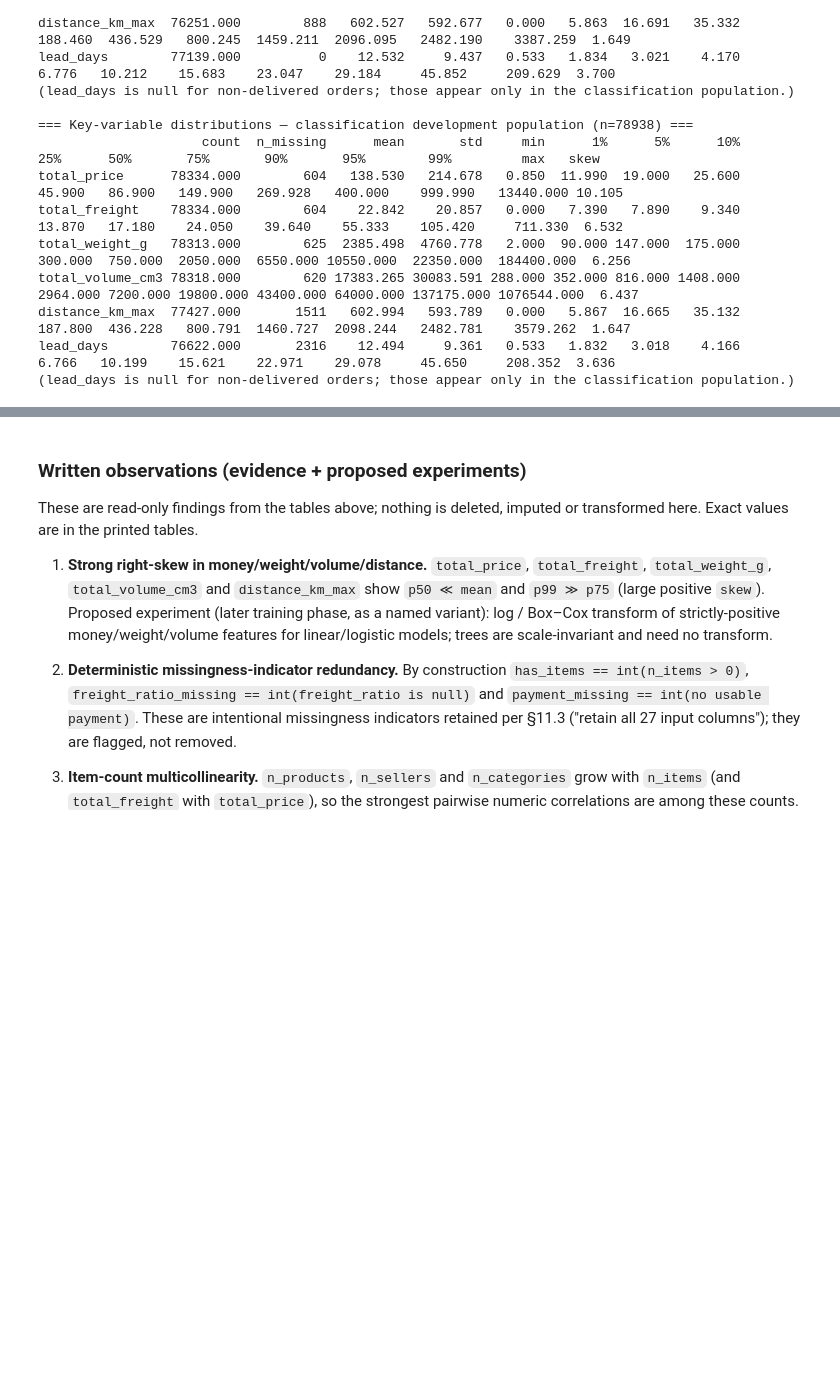
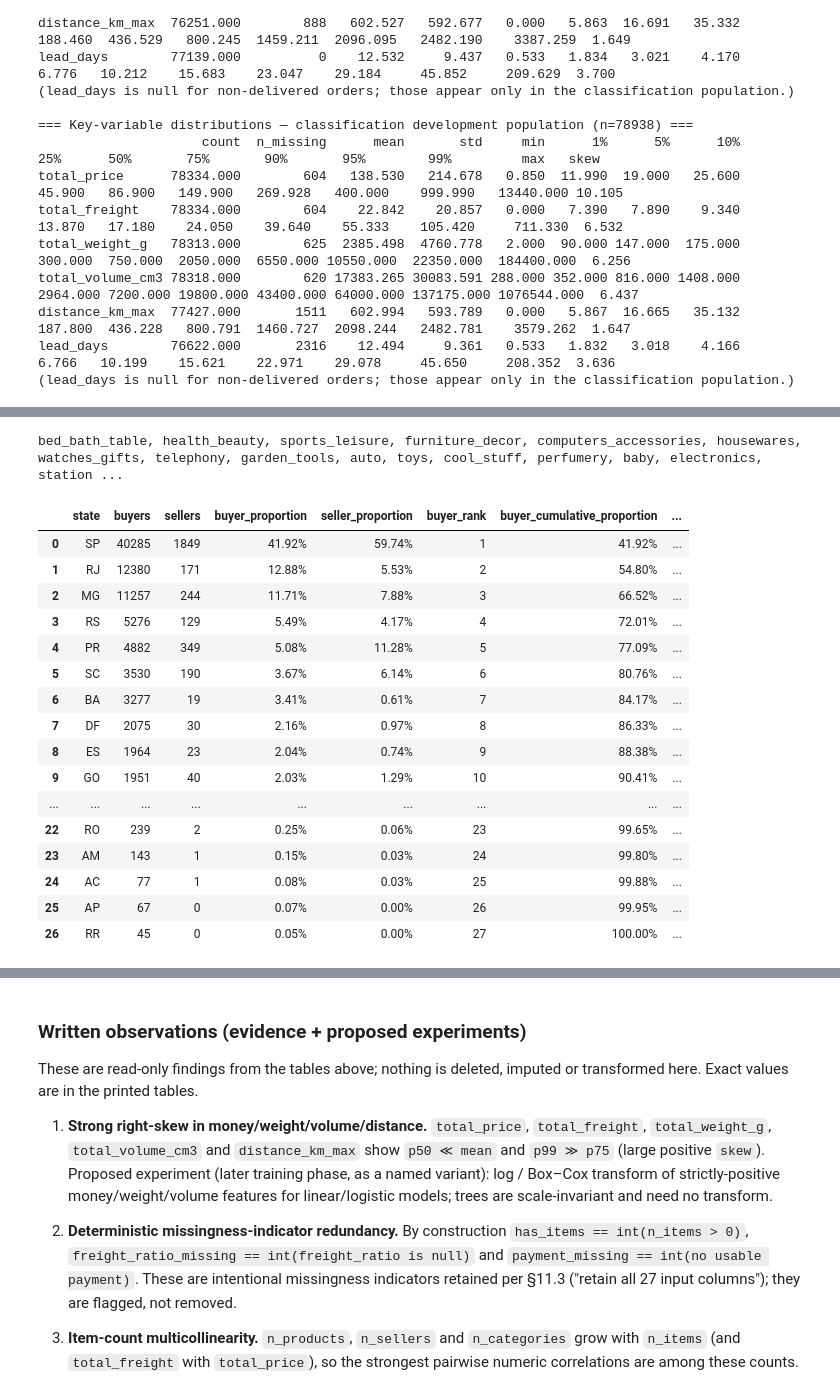
Before and after one commit to wuqianzong/Team11_IT5006_Ecommerce_Analytics_AY2627Sem1, a Jupyter notebook: notebooks/04_ml_feature_engineering.ipynb, the cells around one changed output, grey strips where cells are left out. Cells and saved outputs as stored; diff of their text form; code cells hidden in the pictures; blank space fills up the shorter version.

```diff
--- a/notebooks/04_ml_feature_engineering.ipynb
+++ b/notebooks/04_ml_feature_engineering.ipynb
@@ -128,3 +128,10 @@ build_features complete.
+# %%
+import pandas as pd
+
+pd.set_option('display.max_columns', None)      # show all columns
+pd.set_option('display.max_rows', None)         # show all rows
+pd.set_option('display.width', None)            # no width limit
+pd.set_option('display.max_colwidth', None)    # show full cell contents
 # %%
 import json
 import pandas as pd
@@ -545,0 +1058,24 @@ n_products freight_ratio_missing     0.375
+# %%
+print(", ".join(category_summary["category"].head(23)))
+# %% [output]
+bed_bath_table, health_beauty, sports_leisure, furniture_decor, computers_accessories, housewares, watches_gifts, telephony, garden_tools, auto, toys, cool_stuff, perfumery, baby, electronics, station ...
+# %%
+display(display_table)
+# %% [output]
+|  | state | buyers | sellers | buyer_proportion | seller_proportion | buyer_rank | buyer_cumulative_proportion | ... |
+| 0 | SP | 40285 | 1849 | 41.92% | 59.74% | 1 | 41.92% | ... |
+| 1 | RJ | 12380 | 171 | 12.88% | 5.53% | 2 | 54.80% | ... |
+| 2 | MG | 11257 | 244 | 11.71% | 7.88% | 3 | 66.52% | ... |
+| 3 | RS | 5276 | 129 | 5.49% | 4.17% | 4 | 72.01% | ... |
+| 4 | PR | 4882 | 349 | 5.08% | 11.28% | 5 | 77.09% | ... |
+| 5 | SC | 3530 | 190 | 3.67% | 6.14% | 6 | 80.76% | ... |
+| 6 | BA | 3277 | 19 | 3.41% | 0.61% | 7 | 84.17% | ... |
+| 7 | DF | 2075 | 30 | 2.16% | 0.97% | 8 | 86.33% | ... |
+| 8 | ES | 1964 | 23 | 2.04% | 0.74% | 9 | 88.38% | ... |
+| 9 | GO | 1951 | 40 | 2.03% | 1.29% | 10 | 90.41% | ... |
+| ... | ... | ... | ... | ... | ... | ... | ... | ... |
+| 22 | RO | 239 | 2 | 0.25% | 0.06% | 23 | 99.65% | ... |
+| 23 | AM | 143 | 1 | 0.15% | 0.03% | 24 | 99.80% | ... |
+| 24 | AC | 77 | 1 | 0.08% | 0.03% | 25 | 99.88% | ... |
+| 25 | AP | 67 | 0 | 0.07% | 0.00% | 26 | 99.95% | ... |
+| 26 | RR | 45 | 0 | 0.05% | 0.00% | 27 | 100.00% | ... |
```
Also changed, not shown: parts of 15 cells of this notebook, 4 other files.
